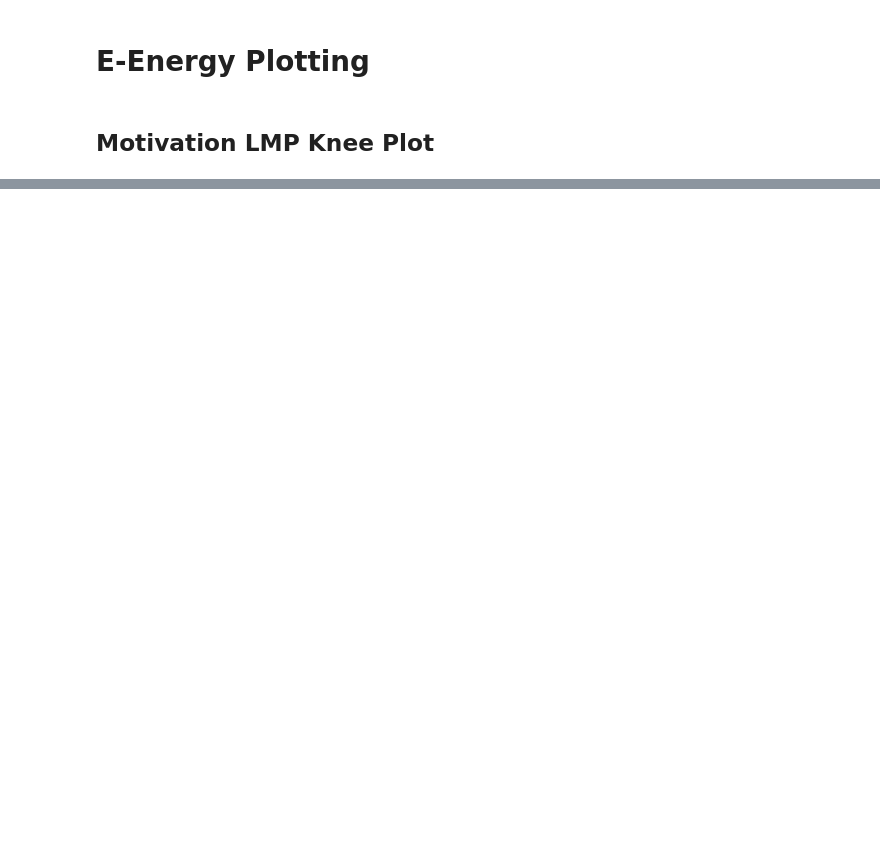
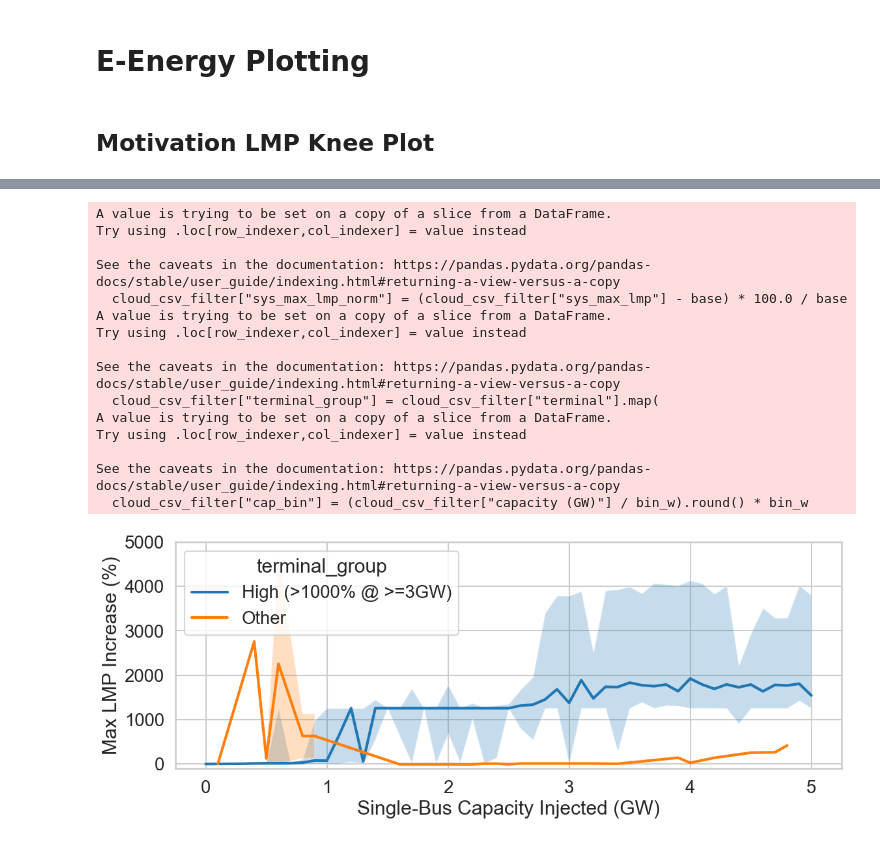
Before and after one commit to llanoajm/zap, a Jupyter notebook: eenergy-plotting.ipynb, the cells around one changed output, grey strips where cells are left out. Saved outputs shown, nothing was run; the diff lists cells and outputs as text; code cells hidden in the pictures; blank space fills up the shorter version.

```diff
--- a/eenergy-plotting.ipynb
+++ b/eenergy-plotting.ipynb
@@ -111,0 +106,65 @@ print(cloud_csv_filter_copy.sort_values("land_usd2017_per_acre")["terminal"].uni
+# %%
+base = 0.7369661651734399
+cloud_csv_filter["sys_max_lmp_norm"] = (cloud_csv_filter["sys_max_lmp"] - base) * 100.0 / base
+
+# --- bifurcate terminals: "high" if ANY point with capacity >= 3 GW has LMP increase > 1000% ---
+term_is_high = (
+    cloud_csv_filter.loc[cloud_csv_filter["capacity (GW)"] >= 1.0]
+      .groupby("terminal")["sys_max_lmp_norm"]
+      .max()
+      .gt(1000)
+)
+
+cloud_csv_filter["terminal_group"] = cloud_csv_filter["terminal"].map(
+    lambda t: "High (>1000% @ >=3GW)" if term_is_high.get(t, False) else "Other"
+)
+
+bin_w = 0.10  # GW bin width (try 0.05, 0.1, 0.2)
+cloud_csv_filter["cap_bin"] = (cloud_csv_filter["capacity (GW)"] / bin_w).round() * bin_w
+
+# --- aggregate within each bin & group ---
+g = (
+    cloud_csv_filter.groupby(["terminal_group", "cap_bin"])["sys_max_lmp_norm"]
+      .agg(
+          med="median",
+          lo=lambda s: s.quantile(0.10),   # heavy band: 10–90%
+          hi=lambda s: s.quantile(0.90),
+      )
+      .reset_index()
+      .sort_values("cap_bin")
+)
+
+plt.figure(figsize=(12,5))
+
+# line: median
+sns.lineplot(
+    data=g, x="cap_bin", y="med", hue="terminal_group",
+    linewidth=3
+)
+
+# shaded band: 10–90%
+ax = plt.gca()
+for name, sub in g.groupby("terminal_group"):
+    ax.fill_between(sub["cap_bin"], sub["lo"], sub["hi"], alpha=0.25)
+
+ax.set_xlabel("Single-Bus Capacity Injected (GW)")
+ax.set_ylabel("Max LMP Increase (%)")
+ax.set_ylim(-100, 5000)
+plt.tight_layout()
+# %% [output]
+A value is trying to be set on a copy of a slice from a DataFrame.
+Try using .loc[row_indexer,col_indexer] = value instead
+
+See the caveats in the documentation: https://pandas.pydata.org/pandas-docs/stable/user_guide/indexing.html#returning-a-view-versus-a-copy
+  cloud_csv_filter["sys_max_lmp_norm"] = (cloud_csv_filter["sys_max_lmp"] - base) * 100.0 / base
+A value is trying to be set on a copy of a slice from a DataFrame.
+Try using .loc[row_indexer,col_indexer] = value instead
+
+See the caveats in the documentation: https://pandas.pydata.org/pandas-docs/stable/user_guide/indexing.html#returning-a-view-versus-a-copy
+  cloud_csv_filter["terminal_group"] = cloud_csv_filter["terminal"].map(
+A value is trying to be set on a copy of a slice from a DataFrame.
+Try using .loc[row_indexer,col_indexer] = value instead
+
+See the caveats in the documentation: https://pandas.pydata.org/pandas-docs/stable/user_guide/indexing.html#returning-a-view-versus-a-copy
+  cloud_csv_filter["cap_bin"] = (cloud_csv_filter["capacity (GW)"] / bin_w).round() * bin_w
+[figure, added]
```
Also changed, not shown: parts of 5 cells of this notebook, 9 other files.
